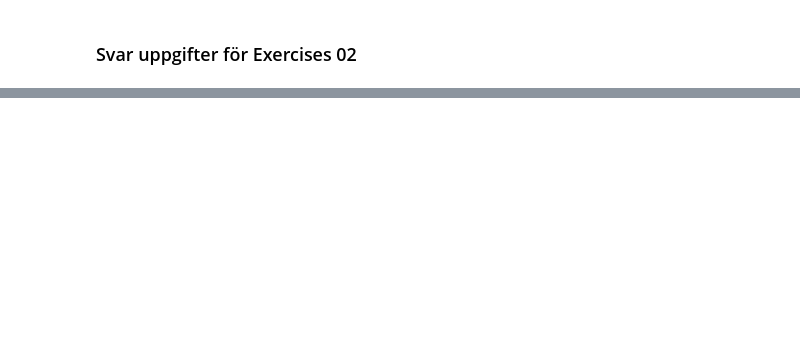
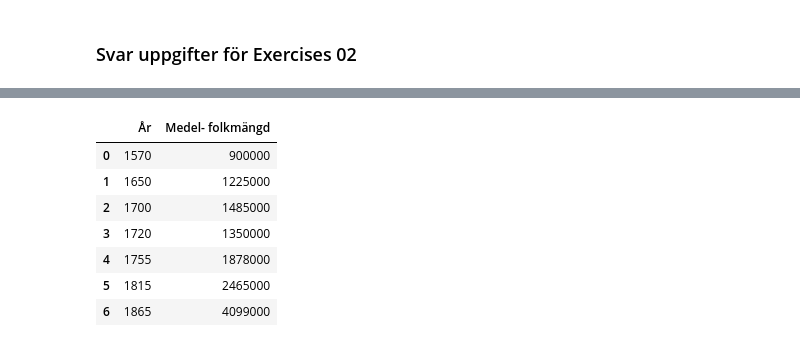
Before and after one commit to HanFredriksson/AI-plugg-filer-Hannes-Fredriksson, a Jupyter notebook: Databehandling/Exercises/Exercises-02.ipynb, the cells around one changed output, grey strips where cells are left out. Drawn from its saved outputs; the diff is of its cells as text; code cells hidden in the pictures; blank space fills up the shorter version.

```diff
--- a/Databehandling/Exercises/Exercises-02.ipynb
+++ b/Databehandling/Exercises/Exercises-02.ipynb
@@ -26,0 +56,19 @@ befolknings_data
+# %%
+pre_1900s_population = list_of_tables[1]
+pre_1900s_population = pre_1900s_population[["Vid utgången av år", "Folkmängd"]].iloc[0:7]
+
+# Flatten the columns by joining each level with an underscore (or just take the second level)
+pre_1900s_population.columns = [col[1] if len(col) > 1 else col for col in pre_1900s_population.columns]
+pre_1900s_population.columns = ["År", "Medel- folkmängd"]
+convert_object_to_numbers(pre_1900s_population)
+
+pre_1900s_population
+# %% [output]
+|  | År | Medel- folkmängd |
+| 0 | 1570 | 900000 |
+| 1 | 1650 | 1225000 |
+| 2 | 1700 | 1485000 |
+| 3 | 1720 | 1350000 |
+| 4 | 1755 | 1878000 |
+| 5 | 1815 | 2465000 |
+| 6 | 1865 | 4099000 |
```
Also changed, not shown: parts of 13 cells of this notebook, 1 other file.
